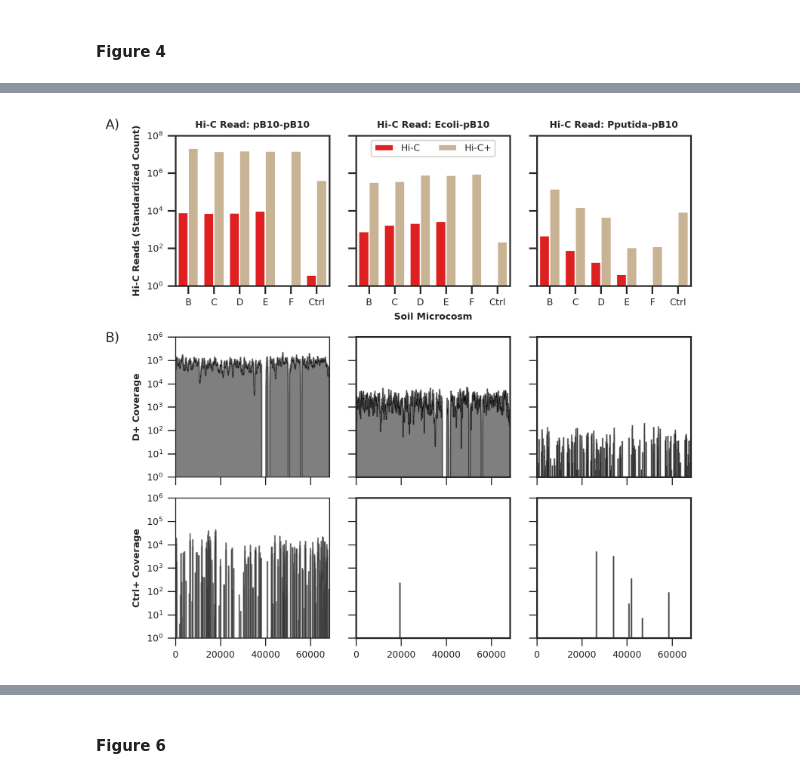
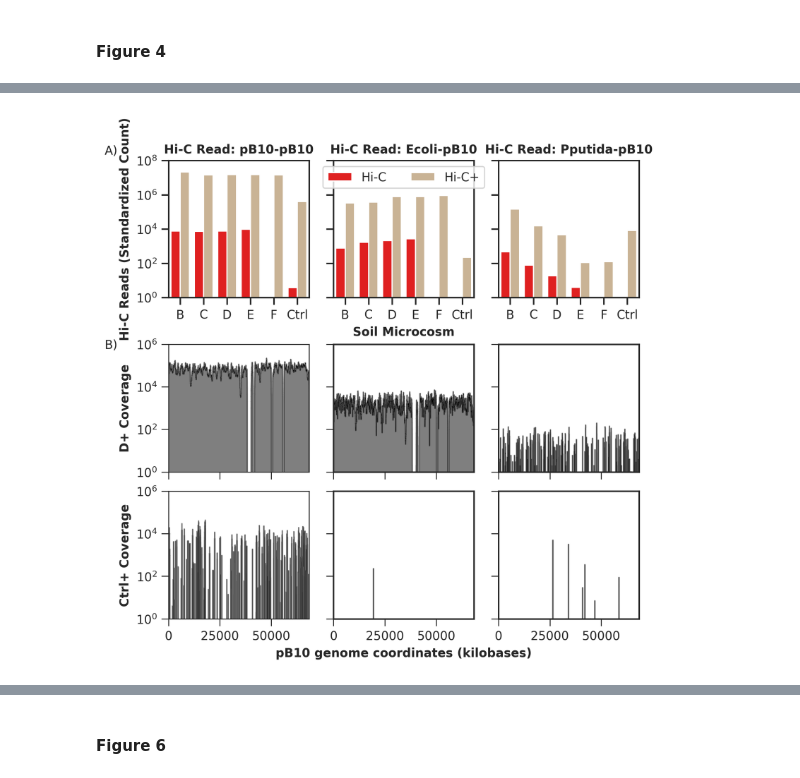
Before and after one commit to scastanedabarba/hic_targetcapture, a Jupyter notebook: data_visualization.ipynb, the cells around one changed output, grey strips where cells are left out. Drawn from its saved outputs; the diff is of its cells as text; code cells hidden in the pictures.

```diff
--- a/data_visualization.ipynb
+++ b/data_visualization.ipynb
@@ -97,34 +99,31 @@ os.chdir('/mnt/ceph/cast9836/00_projects/hic_targetcapture/06_output/enrichment_
 
 #import count data from each Hi-C and Hi-C+ library
 count_data = pd.DataFrame(columns=['pb10_pb10', 'pb10_ecoli', 'pb10_pputida', 'library'])
-for file in ['B_read_count.csv', 'C_read_count.csv', 'D_read_count.csv', 'E_read_count.csv', 'F_read_count.csv', 'ctrl1_read_count.csv',
-             'C+_read_count.csv', 'D+_read_count.csv', 'E+_read_count.csv', 'F+_read_count.csv', 'G+_read_count.csv', 'ctrl1+_read_count.csv']:
+for file in ['A_read_count.csv', 'B_read_count.csv', 'C_read_count.csv', 'D_read_count.csv', 'E_read_count.csv', 'Ctrl_read_count.csv',
+             'B+_read_count.csv', 'C+_read_count.csv', 'D+_read_count.csv', 'E+_read_count.csv', 'F+_read_count.csv', 'Ctrl+_read_count.csv']:
     data = pd.read_csv(file)
     data['library'] = file.split('_')[0]
     count_data = count_data.append(data)
 count_data['type'] = ['hic', 'hic', 'hic', 'hic', 'hic', 'hic', 'hic+', 'hic+', 'hic+', 'hic+', 'hic+', 'hic+']
 
 #get sequencing depth from multiqc report
-seq_depth = pd.read_csv('../../04_fastqc/trimmed/multiqc_data/multiqc_general_stats.txt', sep='\t')[['Sample', 'FastQC_mqc-generalstats-fastqc-total_sequences']].rename(columns={'FastQC_mqc-generalstats-fastqc-total_sequences':'num_reads'}).iloc[::2]
-seq_depth['library'] = seq_depth.Sample.str[:-3]
+seq_depth = pd.read_csv('../../04_fastqc/trimmed/trimmed_data/multiqc_general_stats.txt', sep='\t')[['Sample', 'FastQC_mqc-generalstats-fastqc-total_sequences']].rename(columns={'FastQC_mqc-generalstats-fastqc-total_sequences':'num_reads'}).iloc[::2]
+seq_depth['library'] = seq_depth.Sample.str[:-2]
 seq_depth.drop(columns=['Sample'], inplace=True)
 
 #merge sequencing depth with count data
 count_data = pd.merge(seq_depth, count_data, on='library')
 
 #separate hic and hic+ and normalize to lowest sequencing depth
-hicplus = normalize(count_data[count_data['type']=='hic+'])
-hic = normalize(count_data[count_data['type']=='hic'])
-
-#rename libraries
-hicplus.loc[:,'library'] = ['B', 'C', 'D', 'E', 'F', 'Ctrl']
-hic.loc[:,'library'] = ['A', 'B', 'C', 'D', 'E', 'Ctrl']
+hicplus = normalize(count_data.loc[count_data['type']=='hic+'])
+hicplus['library'] = hicplus.library.str[:-1]
+hic = normalize(count_data.loc[count_data['type']=='hic'])
 
 #convert dataframes to long format for plotting
 hicplus = hicplus.melt(id_vars=['library'], value_vars=['pb10_pb10', 'pb10_ecoli', 'pb10_pputida'],
                        var_name = 'read', value_name='count')
 hic = hic.melt(id_vars=['library'], value_vars=['pb10_pb10', 'pb10_ecoli', 'pb10_pputida'],
-               var_name = 'read', value_name='count')
+               value_name='count', var_name='read')
 
 #add type columns and plate count data
 hic['type'] = 'Hi-C'
@@ -203,69 +186,74 @@ plt.savefig('/mnt/ceph/cast9836/00_projects/hic_targetcapture/06_output/figures/
 # %%
 os.chdir('/mnt/ceph/cast9836/00_projects/hic_targetcapture/06_output/enrichment_comparison/')
 #make dataframe with data for figure 3A. hic and hic+ counts are combined
-fig3A_data = pd.concat([hic, hicplus], ignore_index=True, axis=0)
+fig4A_data = pd.concat([hic, hicplus], ignore_index=True, axis=0)
 
-fig3A_data.rename(columns={'library':'Index', 'read':'Hi-C link'}, inplace=True)
-fig3A_data.replace({'pb10_pb10':'pB10-pB10', 'pb10_ecoli':'Ecoli-pB10', 'pb10_pputida':'Pputida-pB10'}, inplace=True)
+fig4A_data.rename(columns={'library':'Index', 'read':'Hi-C link'}, inplace=True)
+fig4A_data.replace({'pb10_pb10':'pB10-pB10', 'pb10_ecoli':'Ecoli-pB10', 'pb10_pputida':'Pputida-pB10'}, inplace=True)
 
 ####Figure3
-fig3 = plt.figure(figsize=(7, 7), dpi=300)
-gs = fig3.add_gridspec(100, 100)
+fig4 = plt.figure(figsize=(7, 7), dpi=300)
+gs = fig4.add_gridspec(100, 100)
 
-rc = {'font.size': 7.0, 'axes.labelsize': 7.0, 'axes.titlesize': 7.0, 'xtick.labelsize': 7.0,
-      'ytick.labelsize': 7.0, 'legend.fontsize': 7.0, 'legend.title_fontsize': 7.0, "font.family": "Helvetica"}
+rc = {'font.size': 10.0, 'axes.labelsize': 10.0, 'axes.titlesize': 10.0, 'xtick.labelsize': 10.0,
+      'ytick.labelsize': 10.0, 'legend.fontsize': 10.0, 'legend.title_fontsize': 10.0, "font.family": "Helvetica"}
 sns.set(style='ticks', rc=rc)
 
-ax1 = fig3.add_subplot(gs[:30,0:30])
-ax2 = fig3.add_subplot(gs[:30,35:65])
-ax3 = fig3.add_subplot(gs[:30,70:])
-ax4 = fig3.add_subplot(gs[40:68,0:30])
-ax5 = fig3.add_subplot(gs[40:68,35:65])
-ax6 = fig3.add_subplot(gs[40:68,70:])
-ax7 = fig3.add_subplot(gs[72:,0:30])
-ax8 = fig3.add_subplot(gs[72:,35:65])
-ax9 = fig3.add_subplot(gs[72:,70:])
+
+ax1 = fig4.add_subplot(gs[:30,0:30])
+ax2 = fig4.add_subplot(gs[:30,35:65])
+ax3 = fig4.add_subplot(gs[:30,70:])
+ax4 = fig4.add_subplot(gs[40:68,0:30])
+ax5 = fig4.add_subplot(gs[40:68,35:65])
+ax6 = fig4.add_subplot(gs[40:68,70:])
+ax7 = fig4.add_subplot(gs[72:,0:30])
+ax8 = fig4.add_subplot(gs[72:,35:65])
+ax9 = fig4.add_subplot(gs[72:,70:])
+
 plt.figtext(0.02, 0.89, 'A)', fontsize=10)
 plt.figtext(0.02, 0.57, 'B)', fontsize=10)
 
 #----------------------------------- panel A -----------------------------------------------
-sns.barplot(data = fig3A_data[fig3A_data['Hi-C link']=='pB10-pB10'], x='Index', y='count',
+sns.barplot(data = fig4A_data[fig4A_data['Hi-C link']=='pB10-pB10'], x='Index', y='count',
             hue='type', palette={'Hi-C':'red', 'Hi-C+':'tan'}, ax=ax1,
             order=['B', 'C', 'D', 'E', 'F', 'Ctrl']).set(yscale='log')
 ax1.set_ylim(1, 100000000)
-ax1.set_ylabel('Hi-C Reads (Standardized Count)', fontsize=7, fontweight='bold')
+ax1.set_ylabel('Hi-C Reads (Standardized Count)', fontsize=10, fontweight='bold')
 ax1.set(xlabel=None)
-ax1.tick_params(axis='both', which='major', labelsize=7)
-ax1.set_title('Hi-C Read: pB10-pB10', fontsize=7, fontweight='bold')
+ax1.tick_params(axis='both', which='major', labelsize=10)
+ax1.set_title('Hi-C Read: pB10-pB10', fontsize=10, fontweight='bold')
 ax1.legend('',frameon=False)
 
-sns.barplot(data = fig3A_data[fig3A_data['Hi-C link']=='Ecoli-pB10'], x='Index', y='count',
+sns.barplot(data = fig4A_data[fig4A_data['Hi-C link']=='Ecoli-pB10'], x='Index', y='count',
             hue='type', palette={'Hi-C':'red', 'Hi-C+':'tan'}, ax=ax2,
             order=['B', 'C', 'D', 'E', 'F', 'Ctrl']).set(yscale='log')
-ax2.set_xlabel('Soil Microcosm', fontsize=7, fontweight='bold')
-ax2.tick_params(axis='both', which='major', labelsize=7)
+ax2.set_xlabel('Soil Microcosm', fontsize=10, fontweight='bold')
+ax2.tick_params(axis='both', which='major', labelsize=10)
 ax2.legend(loc='upper center', ncol=2)
 ax2.set(ylabel=None)
-ax2.set_title('Hi-C Read: Ecoli-pB10', fontsize=7, fontweight='bold')
+ax2.set_title('Hi-C Read: Ecoli-pB10', fontsize=10, fontweight='bold')
 ax2.set_ylim(1, 100000000)
 ax2.tick_params(axis='y', label1On=False)
 ax2.yaxis.set_ticklabels([])
 
-sns.barplot(data = fig3A_data[fig3A_data['Hi-C link']=='Pputida-pB10'], x='Index', y='count',
+sns.barplot(data = fig4A_data[fig4A_data['Hi-C link']=='Pputida-pB10'], x='Index', y='count',
             hue='type', palette={'Hi-C':'red', 'Hi-C+':'tan'}, ax=ax3,
             order=['B', 'C', 'D', 'E', 'F', 'Ctrl']).set(yscale='log')
-ax3.tick_params(axis='both', which='major', labelsize=7)
+ax3.tick_params(axis='both', which='major', labelsize=10)
 ax3.set(ylabel=None)
 ax3.set(xlabel=None)
-ax3.set_title('Hi-C Read: Pputida-pB10', fontsize=7, fontweight='bold')
+ax3.set_title('Hi-C Read: Pputida-pB10', fontsize=10, fontweight='bold')
 ax3.set_ylim(1, 100000000)
 ax3.tick_params(axis='y', label1On=False)
 ax3.yaxis.set_ticklabels([])
 ax3.legend('',frameon=False)
 
 #make coverage plots
-plot_coverage('E+_plasmid_coverage.csv', ax4, ax5, ax6)
-plot_coverage('ctrl1+_plasmid_coverage.csv', ax7, ax8, ax9, 'on')
-ax4.set_ylabel('D+ Coverage', fontsize=7, fontweight='bold')
-ax7.set_ylabel('Ctrl+ Coverage', fontsize=7, fontweight='bold')
+plot_coverage('D+_plasmid_coverage.csv', ax4, ax5, ax6)
+plot_coverage('Ctrl+_plasmid_coverage.csv', ax7, ax8, ax9, 'on')
+ax4.set_ylabel('D+ Coverage', fontsize=10, fontweight='bold')
+ax7.set_ylabel('Ctrl+ Coverage', fontsize=10, fontweight='bold')
+ax8.set_xlabel('pB10 genome coordinates (kilobases)', fontsize=10, fontweight='bold')
+
+plt.savefig('/mnt/ceph/cast9836/00_projects/hic_targetcapture/06_output/figures/fig4.pdf', bbox_inches='tight', dpi=300)
 # %% [output]
@@ -273 +260 @@ Text(0, 0.5, 'Ctrl+ Coverage')
-[figure, old version]
+[figure, new version]
```
Also changed, not shown: parts of 21 cells of this notebook.
